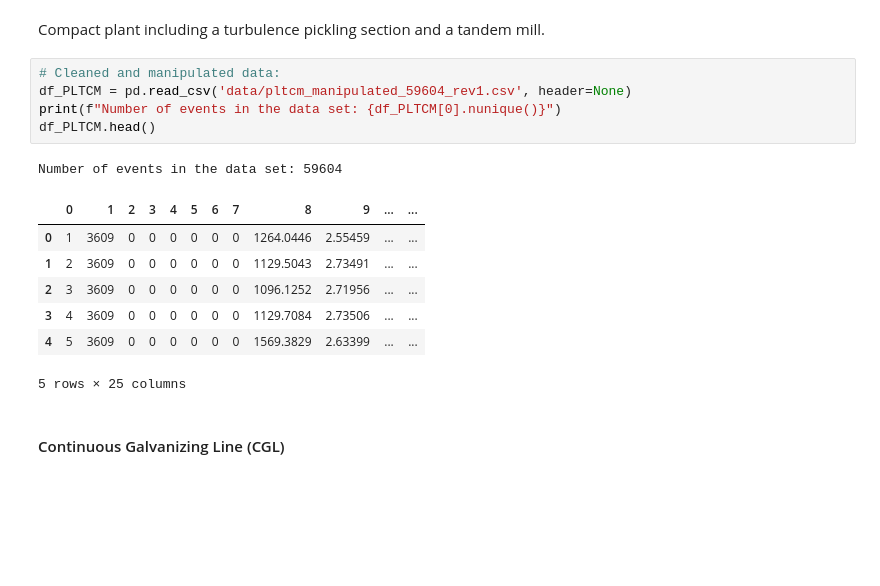
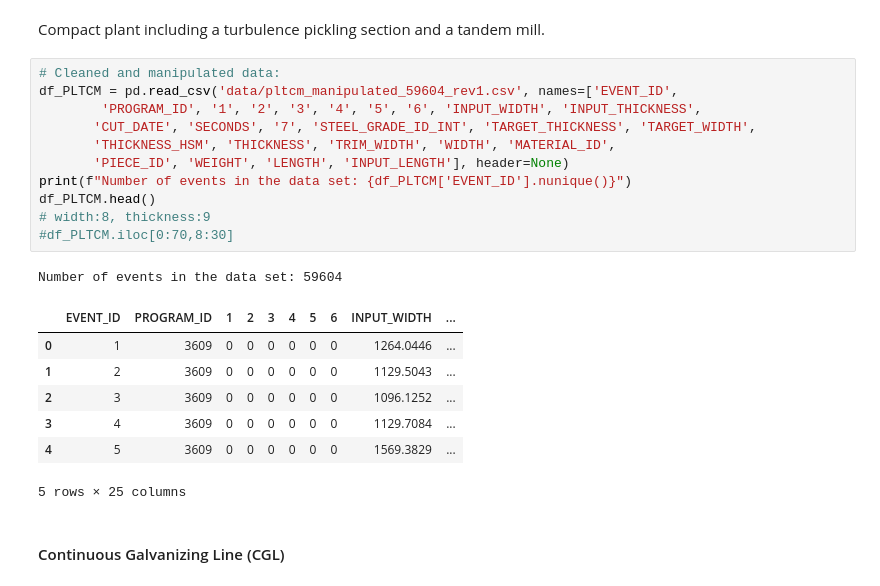
Before and after one commit to serkosi/discrimination-of-the-two-types-of-constraints-in-statistical-properties-of-the-production-data, a Jupyter notebook: 11_intro_background.ipynb, the cells around one changed output. Saved outputs shown, nothing was run; the diff lists cells and outputs as text; blank space fills up the shorter version.

Commit message:
PLTCM feature names are labelled

```diff
--- a/11_intro_background.ipynb
+++ b/11_intro_background.ipynb
@@ -50,17 +51,23 @@ Number of events in the data set: 205496
 Compact plant including a turbulence pickling section and a tandem mill.
 # %%
 # Cleaned and manipulated data:
-df_PLTCM = pd.read_csv('data/pltcm_manipulated_59604_rev1.csv', header=None)
-print(f"Number of events in the data set: {df_PLTCM[0].nunique()}")
+df_PLTCM = pd.read_csv('data/pltcm_manipulated_59604_rev1.csv', names=['EVENT_ID',
+        'PROGRAM_ID', '1', '2', '3', '4', '5', '6', 'INPUT_WIDTH', 'INPUT_THICKNESS',
+       'CUT_DATE', 'SECONDS', '7', 'STEEL_GRADE_ID_INT', 'TARGET_THICKNESS', 'TARGET_WIDTH',
+       'THICKNESS_HSM', 'THICKNESS', 'TRIM_WIDTH', 'WIDTH', 'MATERIAL_ID',
+       'PIECE_ID', 'WEIGHT', 'LENGTH', 'INPUT_LENGTH'], header=None)
+print(f"Number of events in the data set: {df_PLTCM['EVENT_ID'].nunique()}")
 df_PLTCM.head()
+# width:8, thickness:9
+#df_PLTCM.iloc[0:70,8:30]
 # %% [output]
 Number of events in the data set: 59604
-|  | 0 | 1 | 2 | 3 | 4 | 5 | 6 | 7 | 8 | 9 | ... | ... |
-| 0 | 1 | 3609 | 0 | 0 | 0 | 0 | 0 | 0 | 1264.0446 | 2.55459 | ... | ... |
-| 1 | 2 | 3609 | 0 | 0 | 0 | 0 | 0 | 0 | 1129.5043 | 2.73491 | ... | ... |
-| 2 | 3 | 3609 | 0 | 0 | 0 | 0 | 0 | 0 | 1096.1252 | 2.71956 | ... | ... |
-| 3 | 4 | 3609 | 0 | 0 | 0 | 0 | 0 | 0 | 1129.7084 | 2.73506 | ... | ... |
-| 4 | 5 | 3609 | 0 | 0 | 0 | 0 | 0 | 0 | 1569.3829 | 2.63399 | ... | ... |
+|  | EVENT_ID | PROGRAM_ID | 1 | 2 | 3 | 4 | 5 | 6 | INPUT_WIDTH | ... |
+| 0 | 1 | 3609 | 0 | 0 | 0 | 0 | 0 | 0 | 1264.0446 | ... |
+| 1 | 2 | 3609 | 0 | 0 | 0 | 0 | 0 | 0 | 1129.5043 | ... |
+| 2 | 3 | 3609 | 0 | 0 | 0 | 0 | 0 | 0 | 1096.1252 | ... |
+| 3 | 4 | 3609 | 0 | 0 | 0 | 0 | 0 | 0 | 1129.7084 | ... |
+| 4 | 5 | 3609 | 0 | 0 | 0 | 0 | 0 | 0 | 1569.3829 | ... |
 5 rows × 25 columns
 # %% [markdown]
 #### Continuous Galvanizing Line (CGL)
```
Also changed, not shown: parts of 4 cells of this notebook.
